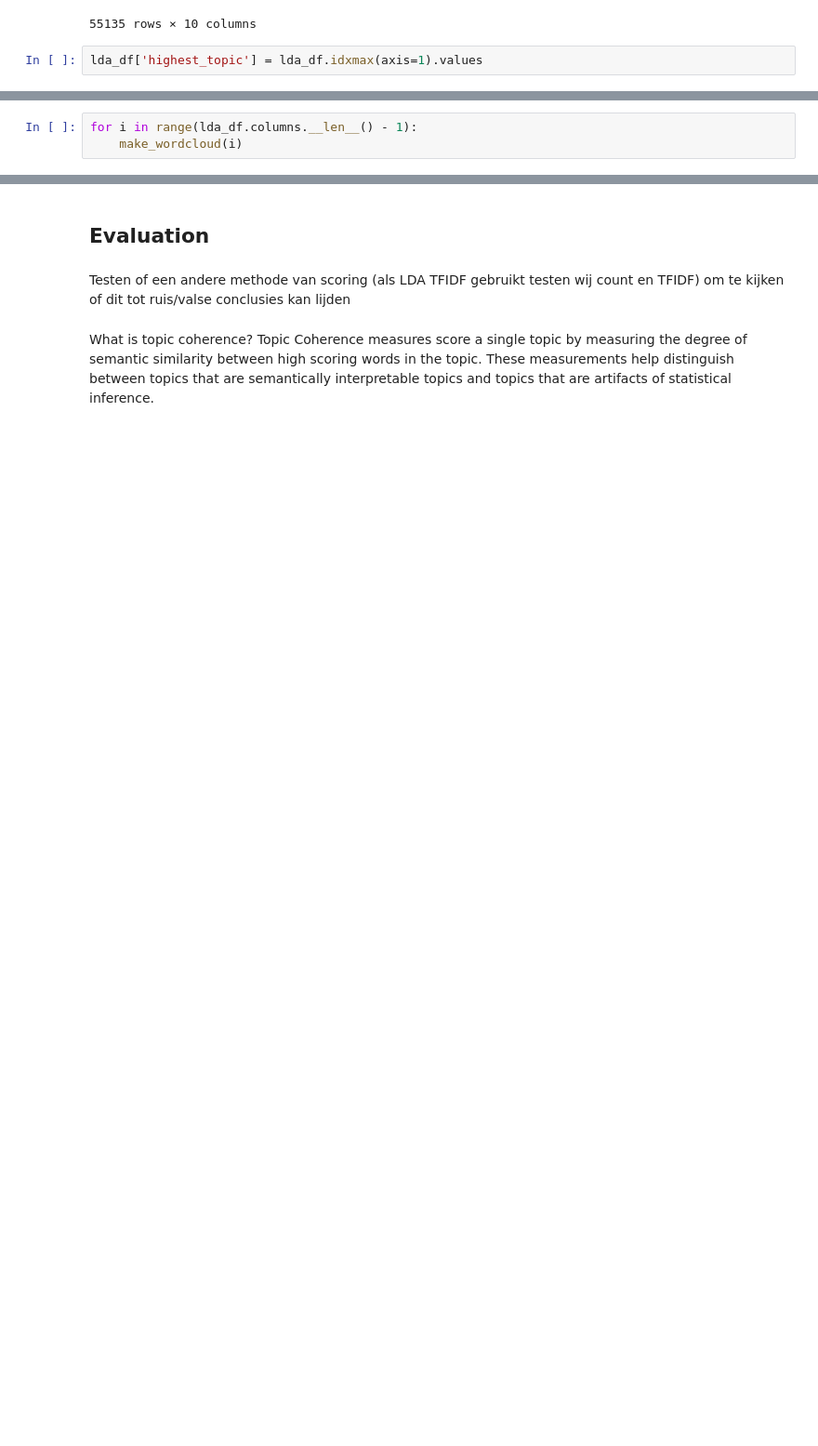
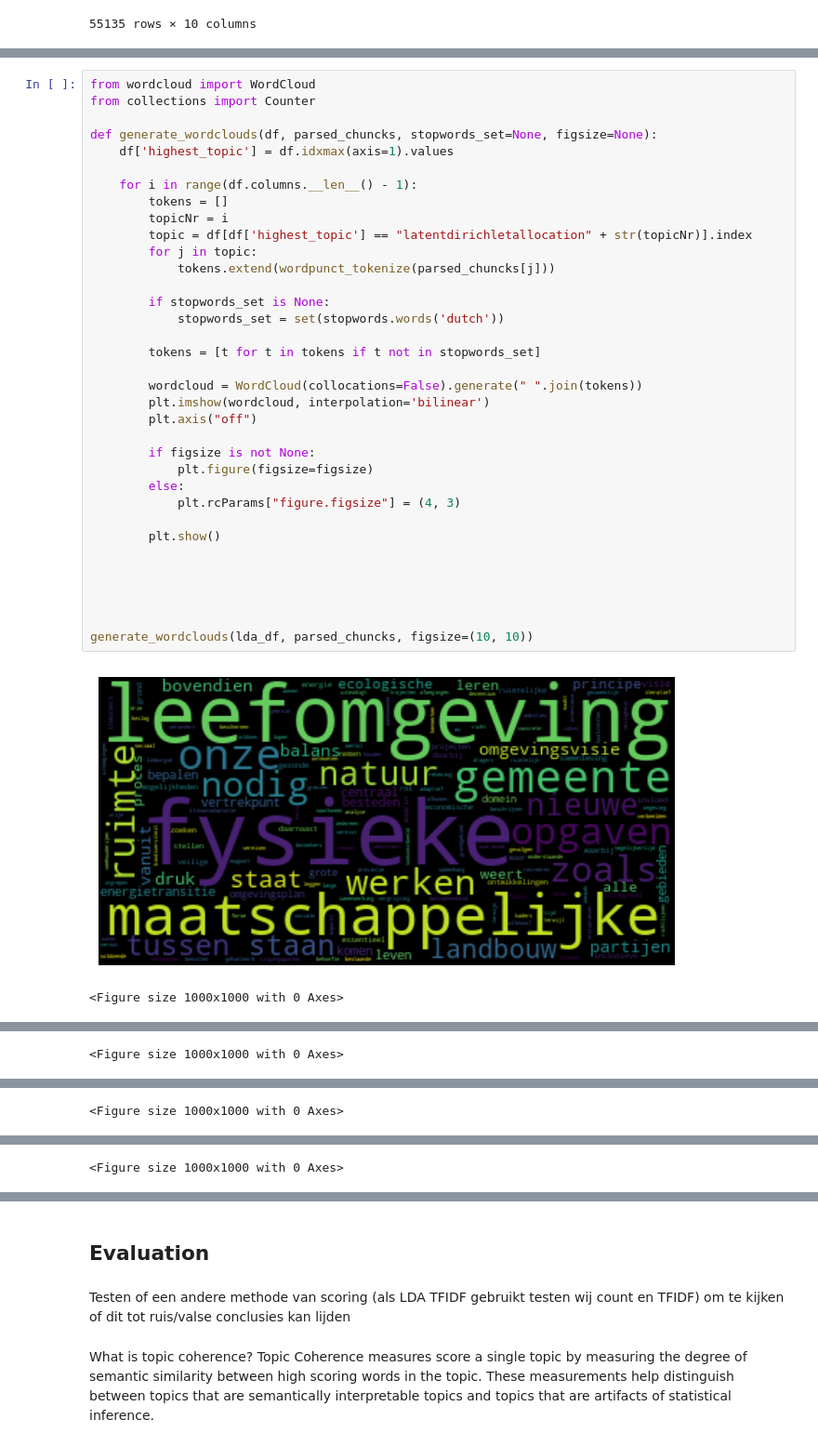
Before and after one commit to LucEnden/sem4_proftaak, a Jupyter notebook: topic_modeling/Antwan.ipynb, the cells around one changed output, grey strips where cells are left out. Shown at 93% size. Cells and saved outputs as stored; diff of their text form; blank space fills up the shorter version.

```diff
--- a/topic_modeling/Antwan.ipynb
+++ b/topic_modeling/Antwan.ipynb
@@ -350,8 +350,6 @@ lda_df
 | 55133 | 0.017403 | 0.017402 | 0.017402 | 0.017402 | ... |
 | 55134 | 0.014357 | 0.870783 | 0.014358 | 0.014358 | ... |
 55135 rows × 10 columns
-# %%
-lda_df['highest_topic'] = lda_df.idxmax(axis=1).values
 # %%
 lda_df
 # %% [output]
@@ -399,3 +368,0 @@ def make_wordcloud(topicNr):
-# %%
-for i in range(lda_df.columns.__len__() - 1):
-    make_wordcloud(i)
@@ -416,0 +373,38 @@ array(['%', '&', "'", ..., '“', '”', '\uf0b7'], dtype=object)
+# %%
+from wordcloud import WordCloud
+from collections import Counter
+
+def generate_wordclouds(df, parsed_chuncks, stopwords_set=None, figsize=None):
+    df['highest_topic'] = df.idxmax(axis=1).values
+
+    for i in range(df.columns.__len__() - 1):
+        tokens = []
+        topicNr = i
+        topic = df[df['highest_topic'] == "latentdirichletallocation" + str(topicNr)].index
+        for j in topic:
+            tokens.extend(wordpunct_tokenize(parsed_chuncks[j]))
+
+        if stopwords_set is None:
+            stopwords_set = set(stopwords.words('dutch'))
+
+        tokens = [t for t in tokens if t not in stopwords_set]
+
+        wordcloud = WordCloud(collocations=False).generate(" ".join(tokens))
+        plt.imshow(wordcloud, interpolation='bilinear')
+        plt.axis("off")
+
+        if figsize is not None:
+            plt.figure(figsize=figsize)
+        else:
+            plt.rcParams["figure.figsize"] = (4, 3)
+
+        plt.show()
+
+
+
+
+
+generate_wordclouds(lda_df, parsed_chuncks, figsize=(10, 10))
+# %% [output]
+[figure, added]
+<Figure size 1000x1000 with 0 Axes>
@@ -416,0 +412 @@ array(['%', '&', "'", ..., '“', '”', '\uf0b7'], dtype=object)
+<Figure size 1000x1000 with 0 Axes>
@@ -416,0 +414 @@ array(['%', '&', "'", ..., '“', '”', '\uf0b7'], dtype=object)
+<Figure size 1000x1000 with 0 Axes>
@@ -416,0 +416 @@ array(['%', '&', "'", ..., '“', '”', '\uf0b7'], dtype=object)
+<Figure size 1000x1000 with 0 Axes>
```
Also changed, not shown: parts of 7 cells of this notebook, 2 other files.
